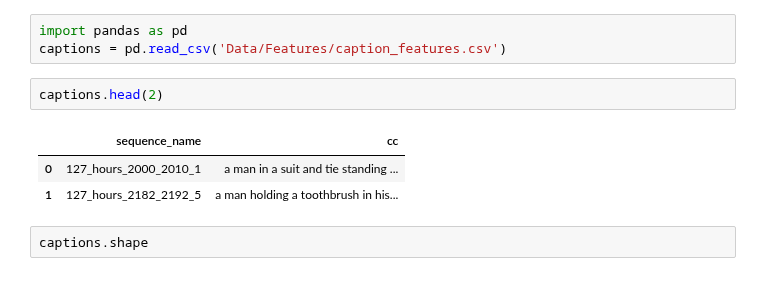
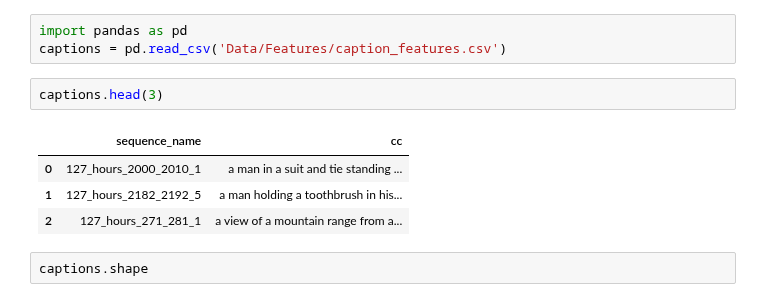
Before and after one commit to santiagxf/M72109, a Jupyter notebook: docs/practice/Memorabilidad.ipynb, the cells around one changed output. Drawn from its saved outputs; the diff is of its cells as text.

```diff
--- a/docs/practice/Memorabilidad.ipynb
+++ b/docs/practice/Memorabilidad.ipynb
@@ -146,11 +125,12 @@ Cuentan con las descripciones de cuadros (frames) de cada una de las secuencias.
 import pandas as pd
 captions = pd.read_csv('Data/Features/caption_features.csv')
 # %%
-captions.head(2)
+captions.head(3)
 # %% [output]
 |  | sequence_name | cc |
 | 0 | 127_hours_2000_2010_1 | a man in a suit and tie standing ... |
 | 1 | 127_hours_2182_2192_5 | a man holding a toothbrush in his... |
+| 2 | 127_hours_271_281_1 | a view of a mountain range from a... |
 # %%
 captions.shape
 # %% [output]
```
Also changed, not shown: parts of 14 cells of this notebook.
